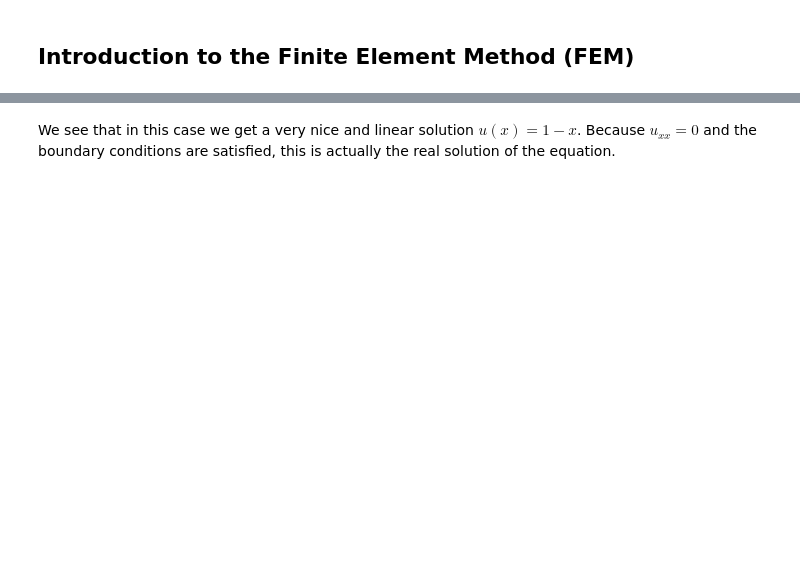
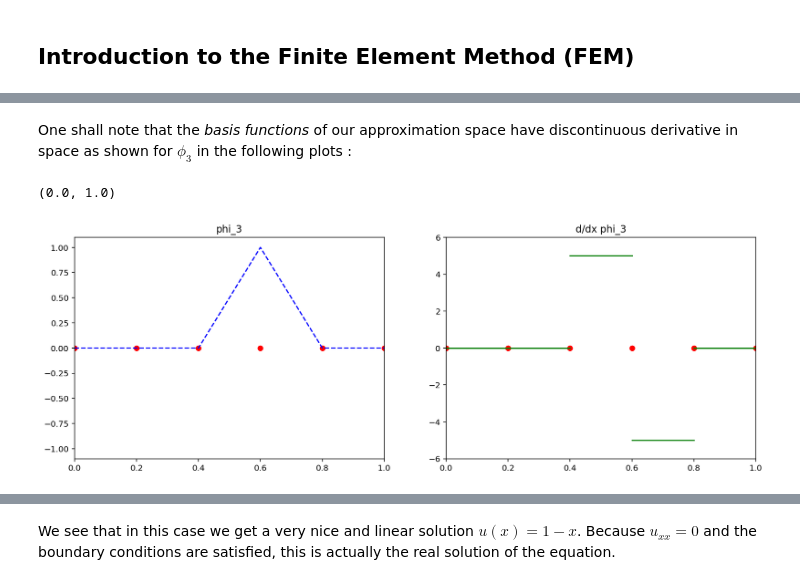
Before and after one commit to Simula-SSCP/SSCP_2024_lectures, a Jupyter notebook: L13 (FEniCS Intro)/L01_FEM_intro.ipynb, the cells around one changed output, grey strips where cells are left out. Cells and saved outputs as stored; diff of their text form; code cells hidden in the pictures; blank space fills up the shorter version.

```diff
--- a/L13 (FEniCS Intro)/L01_FEM_intro.ipynb
+++ b/L13 (FEniCS Intro)/L01_FEM_intro.ipynb
@@ -206,0 +88,27 @@ To see what this looks like as a function of $x$, we recall that $u_i$ were defi
+# %% [markdown]
+One shall note that the *basis functions* of our approximation space have discontinuous derivative in space as shown for $\phi_3$ in the following plots :
+# %%
+f, (ax1, ax2) = plt.subplots(1, 2, figsize=(15,5))
+i=3
+h=1/(N-1)
+ax1.set_title("phi_{}".format(i))
+
+ax1.plot(x, N*[0], "ro")
+ax1.plot(x, phi(i), "b--")
+ax1.set_ylim(-1.1, 1.1)
+ax1.set_xlim(0, 1)
+
+ax2.set_title("d/dx phi_{}".format(i))
+
+ax2.plot(x, N*[0], "ro")
+x1, x2 = x[:i], x[(i+1):]
+ax2.plot(x1, [0]*x1.shape[0], "g-")
+ax2.plot(x2, [0]*x2.shape[0], "g-")
+ax2.plot([x[i-1], x[i]], [1/h, 1/h], "g-")
+ax2.plot([x[i], x[i+1]], [-1/h, -1/h], "g-")
+
+ax2.set_ylim(-N, N)
+ax2.set_xlim(0, 1)
+# %% [output]
+(0.0, 1.0)
+[figure, added]
```
Also changed, not shown: parts of 43 cells of this notebook, 4 other files.
